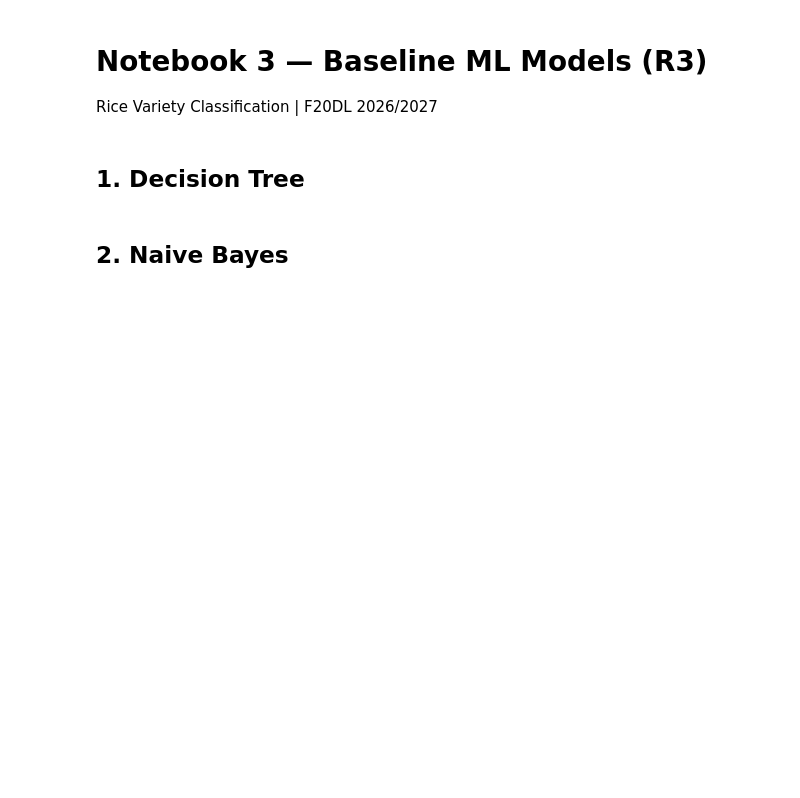
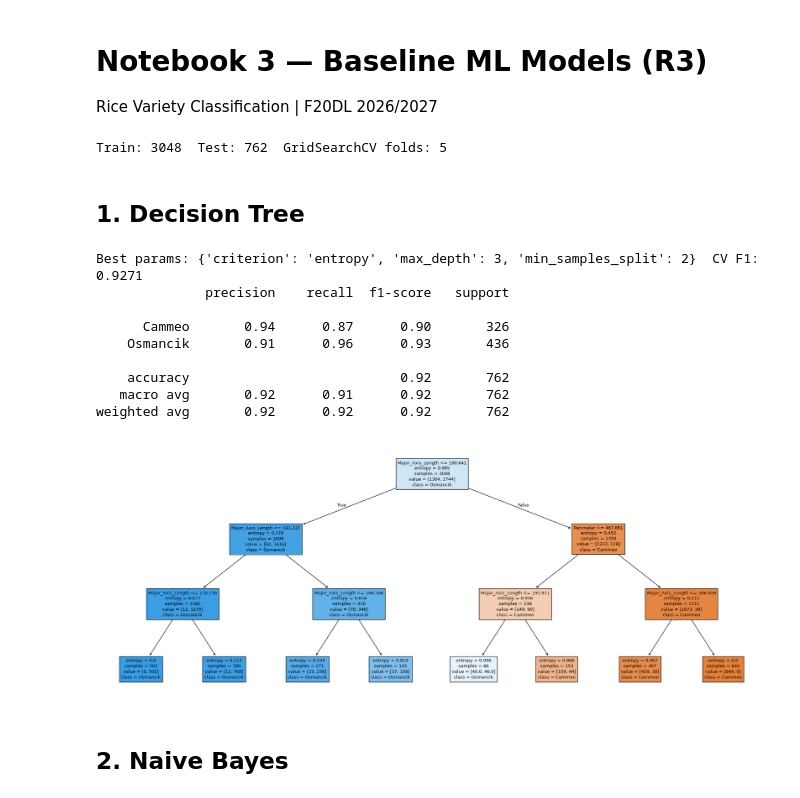
Before and after one commit to Theking2333-o/f20dl-rice-classification, a Jupyter notebook: notebooks/03_baseline_models.ipynb, the cells around one changed output. Saved outputs shown, nothing was run; the diff lists cells and outputs as text; code cells hidden in the pictures; blank space fills up the shorter version.

```diff
--- a/notebooks/03_baseline_models.ipynb
+++ b/notebooks/03_baseline_models.ipynb
@@ -5,7 +5,7 @@ Rice Variety Classification | F20DL 2026/2027
 import pandas as pd
 import numpy as np
 import matplotlib.pyplot as plt
-from sklearn.model_selection import train_test_split, cross_val_score
+from sklearn.model_selection import train_test_split, GridSearchCV
 from sklearn.preprocessing import StandardScaler, LabelEncoder
 from sklearn.tree import DecisionTreeClassifier, plot_tree
 from sklearn.naive_bayes import GaussianNB
@@ -24,31 +24,47 @@ CLASS_NAMES = list(le.classes_)
 X_train, X_test, y_train, y_test = train_test_split(X, y, test_size=0.2, random_state=42, stratify=y)
 scaler = StandardScaler()
 X_train_sc = scaler.fit_transform(X_train)
-X_test_sc = scaler.transform(X_test)
+X_test_sc  = scaler.transform(X_test)
 
-results = {}  # collects metrics for comparison table
+CV = 5  # cross-validation folds used in GridSearchCV
+results = {}
+print(f"Train: {len(X_train)}  Test: {len(X_test)}  GridSearchCV folds: {CV}")
+# %% [output]
+Train: 3048  Test: 762  GridSearchCV folds: 5
 # %% [markdown]
 ## 1. Decision Tree
 # %%
-dt = DecisionTreeClassifier(max_depth=5, random_state=42)
-dt.fit(X_train, y_train)
+param_grid_dt = {'max_depth': [3, 5, 7, 10, None], 'min_samples_split': [2, 5, 10], 'criterion': ['gini', 'entropy']}
+gs_dt = GridSearchCV(DecisionTreeClassifier(random_state=42), param_grid_dt, cv=CV, scoring='f1_weighted', n_jobs=-1)
+gs_dt.fit(X_train, y_train)
+dt = gs_dt.best_estimator_
+print(f"Best params: {gs_dt.best_params_}  CV F1: {gs_dt.best_score_:.4f}")
+
 y_pred_dt = dt.predict(X_test)
 results['Decision Tree'] = {
-    'Accuracy': accuracy_score(y_test, y_pred_dt),
+    'Accuracy':  accuracy_score(y_test, y_pred_dt),
     'Precision': precision_score(y_test, y_pred_dt, average='weighted'),
-    'Recall': recall_score(y_test, y_pred_dt, average='weighted'),
-    'F1': f1_score(y_test, y_pred_dt, average='weighted'),
+    'Recall':    recall_score(y_test, y_pred_dt, average='weighted'),
+    'F1':        f1_score(y_test, y_pred_dt, average='weighted'),
 }
 print(classification_report(y_test, y_pred_dt, target_names=CLASS_NAMES))
 
 plt.figure(figsize=(20, 8))
 plot_tree(dt, filled=True, feature_names=feature_names, class_names=CLASS_NAMES, fontsize=9)
 plt.tight_layout()
 plt.savefig('../results/decision_tree.png', dpi=100, bbox_inches='tight')
 plt.show()
-
-print("Discussion: The decision tree uses morphological features like Extent and Eccentricity as "
-      "primary splits, reflecting that Osmancik grains are more elongated than Cammeo.")
+# %% [output]
+Best params: {'criterion': 'entropy', 'max_depth': 3, 'min_samples_split': 2}  CV F1: 0.9271
+              precision    recall  f1-score   support
+
+      Cammeo       0.94      0.87      0.90       326
+    Osmancik       0.91      0.96      0.93       436
+
+    accuracy                           0.92       762
+   macro avg       0.92      0.91      0.92       762
+weighted avg       0.92      0.92      0.92       762
+[figure, added]
 # %% [markdown]
 ## 2. Naive Bayes
 # %%
```
Also changed, not shown: parts of 7 cells of this notebook, 14 other files.
